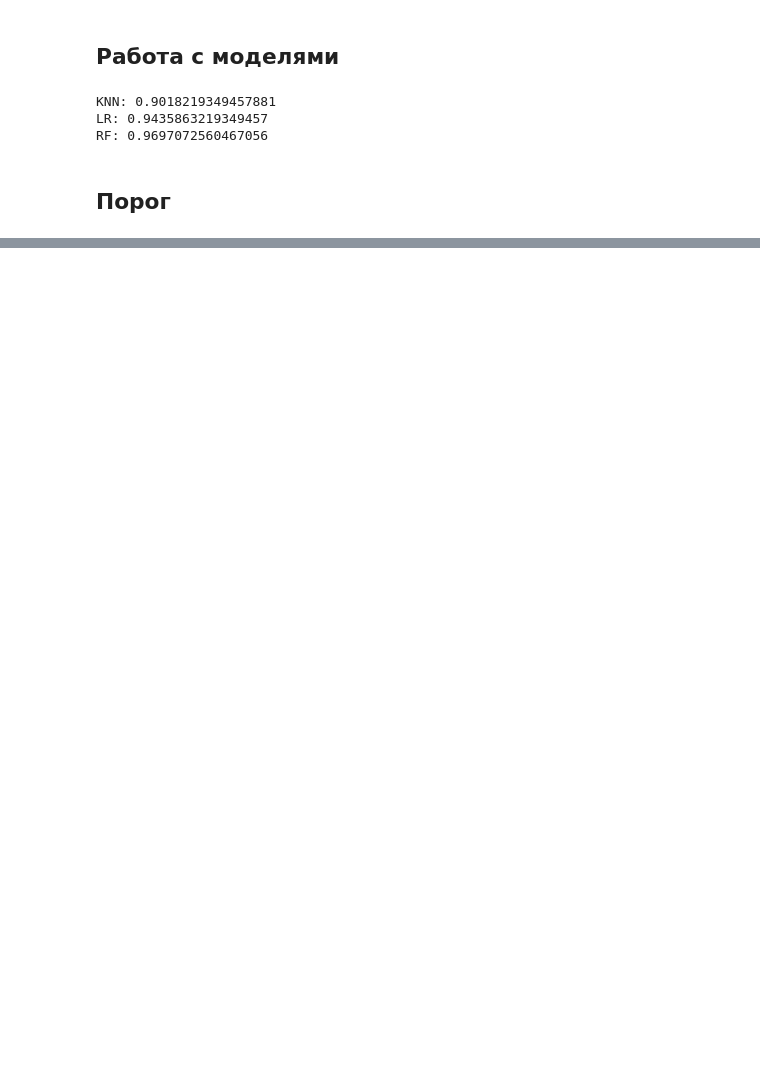
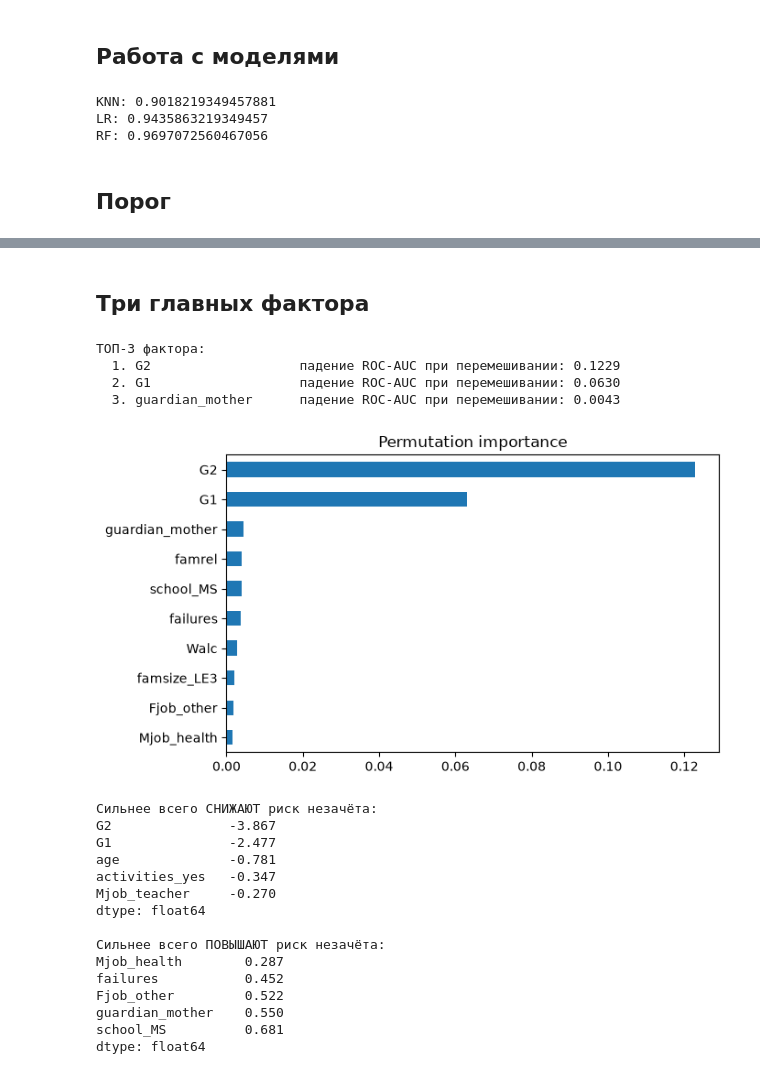
Before and after one commit to Zer0-0ne-01/Dream_Team_Project_Pass_Fail, a Jupyter notebook: Who_won't_get_credit.ipynb, the cells around one changed output, grey strips where cells are left out. Cells and saved outputs as stored; diff of their text form; code cells hidden in the pictures; blank space fills up the shorter version.

```diff
--- a/Who_won't_get_credit.ipynb
+++ b/Who_won't_get_credit.ipynb
@@ -32,6 +40,8 @@ rf = RandomForestClassifier(n_estimators=400, class_weight='balanced', random_st
 
 x_train,x_val,y_train,y_val = train_test_split(df,target,test_size=0.15,stratify=target,random_state=42)
 rf.fit(x_train,y_train)
+logreg.fit(x_train,y_train)
+
 
 cv = StratifiedKFold(5,shuffle=True,random_state=42)
 print("KNN:",cross_val_score(KNN,df,target,cv = cv,scoring="roc_auc").mean())
@@ -76,3 +84,41 @@ plt.show()
    macro avg       0.81      0.86      0.84        98
 weighted avg       0.92      0.91      0.91        98
 [figure]
+# %% [markdown]
+## Три главных фактора
+# %%
+r = permutation_importance(rf, x_val, y_val, n_repeats=30, random_state=42, scoring='roc_auc')
+imp = pd.Series(r.importances_mean, index=df.columns).sort_values(ascending=False)
+
+print('ТОП-3 фактора:')
+for i, (name, val) in enumerate(imp.head(3).items(), 1):
+    print(f'  {i}. {name:20s} падение ROC-AUC при перемешивании: {val:.4f}')
+
+top = imp.head(10)[::-1]
+top.plot(kind='barh', figsize=(7, 4))
+plt.title('Permutation importance'); plt.tight_layout(); plt.show()
+
+coefs = pd.Series(logreg.named_steps['logisticregression'].coef_[0], index=df.columns).sort_values()
+print('Сильнее всего СНИЖАЮТ риск незачёта:'); print(coefs.head(5).round(3))
+print('\nСильнее всего ПОВЫШАЮТ риск незачёта:'); print(coefs.tail(5).round(3))
+# %% [output]
+ТОП-3 фактора:
+  1. G2                   падение ROC-AUC при перемешивании: 0.1229
+  2. G1                   падение ROC-AUC при перемешивании: 0.0630
+  3. guardian_mother      падение ROC-AUC при перемешивании: 0.0043
+[figure, added]
+Сильнее всего СНИЖАЮТ риск незачёта:
+G2               -3.867
+G1               -2.477
+age              -0.781
+activities_yes   -0.347
+Mjob_teacher     -0.270
+dtype: float64
+
+Сильнее всего ПОВЫШАЮТ риск незачёта:
+Mjob_health        0.287
+failures           0.452
+Fjob_other         0.522
+guardian_mother    0.550
+school_MS          0.681
+dtype: float64
```
Also changed, not shown: parts of 4 cells of this notebook.
